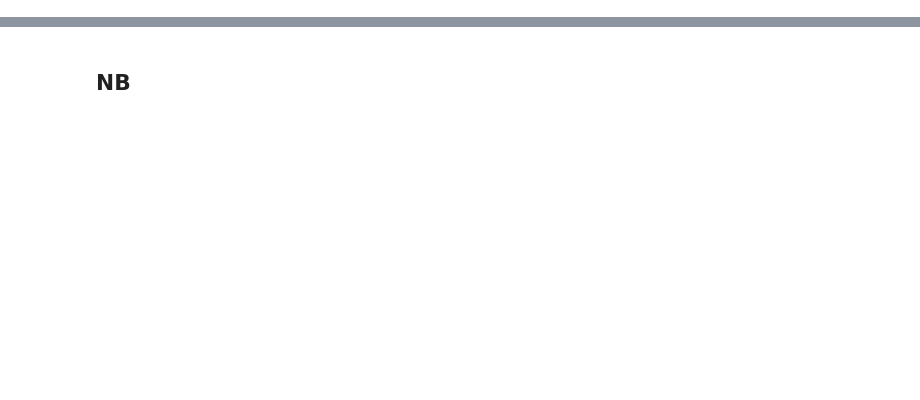
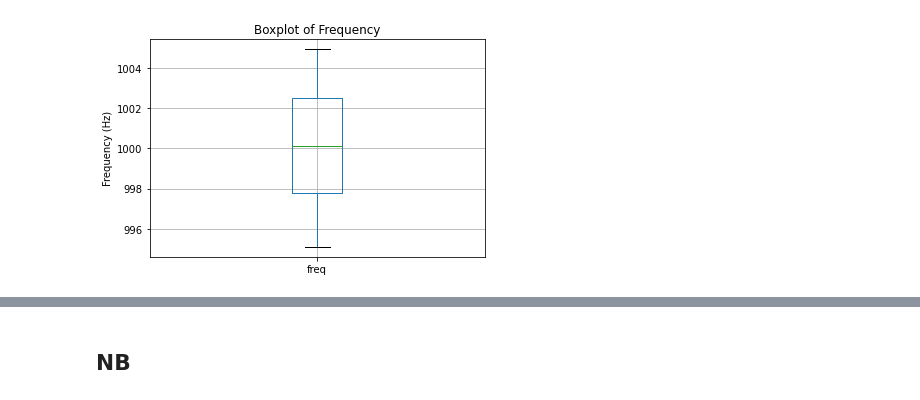
Before and after one commit to arthursun1997/ML4QS, a Jupyter notebook: Model_training.ipynb, the cells around one changed output, grey strips where cells are left out. Drawn from its saved outputs; the diff is of its cells as text; code cells hidden in the pictures; blank space fills up the shorter version.

```diff
--- a/Model_training.ipynb
+++ b/Model_training.ipynb
@@ -17,0 +484,8 @@ merged_all = pd.read_csv(excel_file)
+# %%
+#plot boxplot of the frequency column
+merged_all.boxplot(column='freq')
+plt.ylabel('Frequency (Hz)')
+plt.title('Boxplot of Frequency')
+plt.show()
+# %% [output]
+[figure, added]
```
Also changed, not shown: parts of 40 cells of this notebook, 1 other file.
